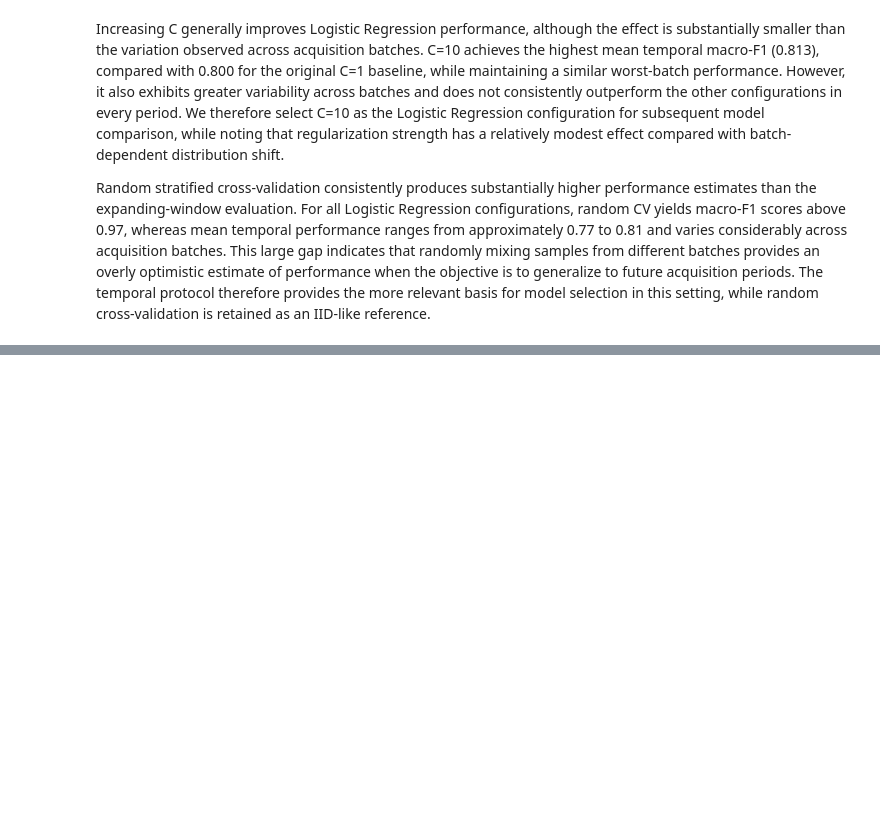
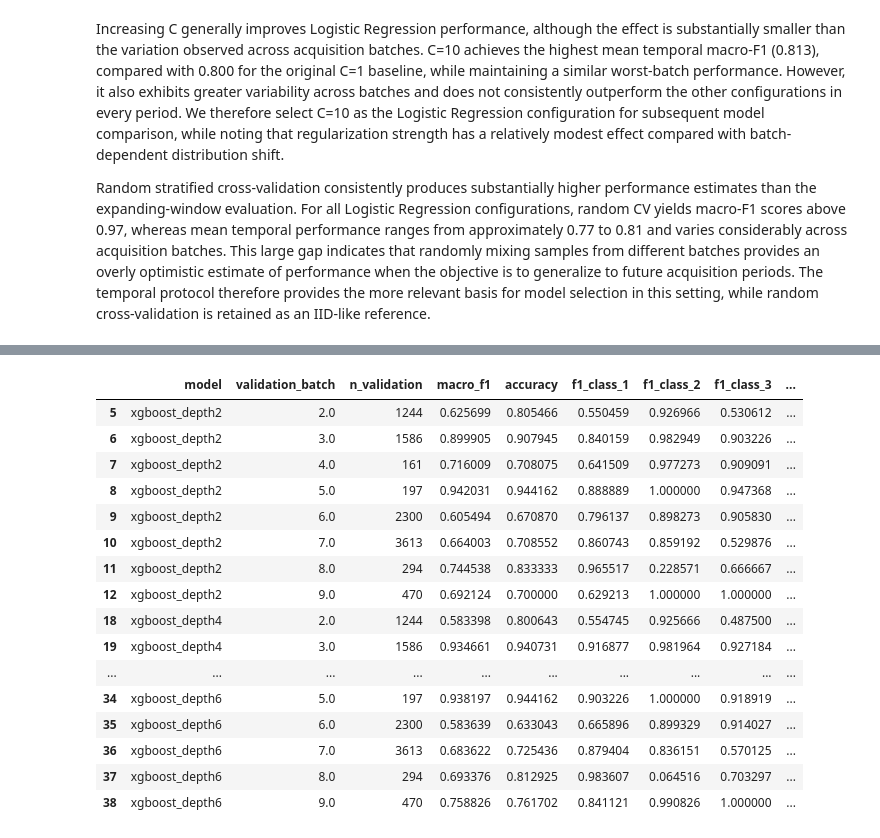
Before and after one commit to adrianfeijoo/gas-sensor-drift-classification, a Jupyter notebook: notebooks/02_model_evaluation.ipynb, the cells around one changed output, grey strips where cells are left out. Saved outputs shown, nothing was run; the diff lists cells and outputs as text; code cells hidden in the pictures; blank space fills up the shorter version.

```diff
--- a/notebooks/02_model_evaluation.ipynb
+++ b/notebooks/02_model_evaluation.ipynb
@@ -480,0 +561,35 @@ Random stratified cross-validation consistently produces substantially higher pe
+# %%
+xgboost_temporal = get_temporal_results(
+    xgboost_results
+)
+
+temporal_columns = [
+    "model",
+    "validation_batch",
+    "n_validation",
+    "macro_f1",
+    "accuracy",
+    *class_f1_columns(xgboost_results),
+]
+
+xgboost_temporal[
+    temporal_columns
+]
+# %% [output]
+|  | model | validation_batch | n_validation | macro_f1 | accuracy | f1_class_1 | f1_class_2 | f1_class_3 | ... |
+| 5 | xgboost_depth2 | 2.0 | 1244 | 0.625699 | 0.805466 | 0.550459 | 0.926966 | 0.530612 | ... |
+| 6 | xgboost_depth2 | 3.0 | 1586 | 0.899905 | 0.907945 | 0.840159 | 0.982949 | 0.903226 | ... |
+| 7 | xgboost_depth2 | 4.0 | 161 | 0.716009 | 0.708075 | 0.641509 | 0.977273 | 0.909091 | ... |
+| 8 | xgboost_depth2 | 5.0 | 197 | 0.942031 | 0.944162 | 0.888889 | 1.000000 | 0.947368 | ... |
+| 9 | xgboost_depth2 | 6.0 | 2300 | 0.605494 | 0.670870 | 0.796137 | 0.898273 | 0.905830 | ... |
+| 10 | xgboost_depth2 | 7.0 | 3613 | 0.664003 | 0.708552 | 0.860743 | 0.859192 | 0.529876 | ... |
+| 11 | xgboost_depth2 | 8.0 | 294 | 0.744538 | 0.833333 | 0.965517 | 0.228571 | 0.666667 | ... |
+| 12 | xgboost_depth2 | 9.0 | 470 | 0.692124 | 0.700000 | 0.629213 | 1.000000 | 1.000000 | ... |
+| 18 | xgboost_depth4 | 2.0 | 1244 | 0.583398 | 0.800643 | 0.554745 | 0.925666 | 0.487500 | ... |
+| 19 | xgboost_depth4 | 3.0 | 1586 | 0.934661 | 0.940731 | 0.916877 | 0.981964 | 0.927184 | ... |
+| ... | ... | ... | ... | ... | ... | ... | ... | ... | ... |
+| 34 | xgboost_depth6 | 5.0 | 197 | 0.938197 | 0.944162 | 0.903226 | 1.000000 | 0.918919 | ... |
+| 35 | xgboost_depth6 | 6.0 | 2300 | 0.583639 | 0.633043 | 0.665896 | 0.899329 | 0.914027 | ... |
+| 36 | xgboost_depth6 | 7.0 | 3613 | 0.683622 | 0.725436 | 0.879404 | 0.836151 | 0.570125 | ... |
+| 37 | xgboost_depth6 | 8.0 | 294 | 0.693376 | 0.812925 | 0.983607 | 0.064516 | 0.703297 | ... |
+| 38 | xgboost_depth6 | 9.0 | 470 | 0.758826 | 0.761702 | 0.841121 | 0.990826 | 1.000000 | ... |
```
Also changed, not shown: parts of 22 cells of this notebook.
